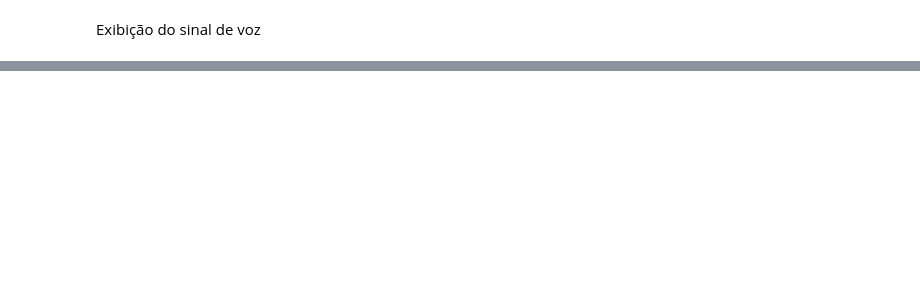
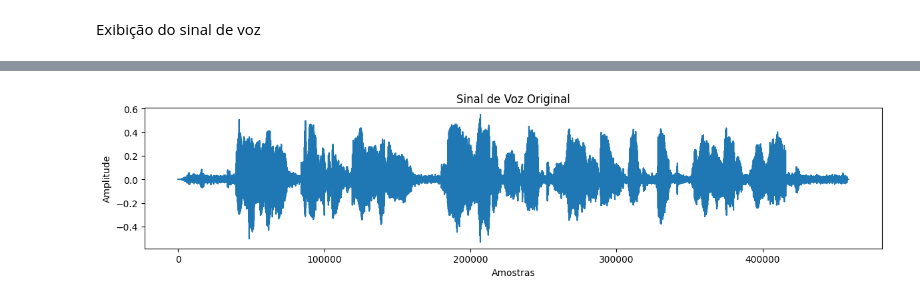
Before and after one commit to vichierro/RegistroEstacionamento, a Jupyter notebook: Filtro_Voz_IIR.ipynb, the cells around one changed output, grey strips where cells are left out. Drawn from its saved outputs; the diff is of its cells as text; code cells hidden in the pictures; blank space fills up the shorter version.

```diff
--- a/Filtro_Voz_IIR.ipynb
+++ b/Filtro_Voz_IIR.ipynb
@@ -55,6 +69,0 @@ plt.show()
-# %%
-# Definir especificações do filtro para cada sinal
-fs_original = 16e3  # Frequência de amostragem original (Hz)
-fs_target = 8e3     # Frequência de amostragem desejada (Hz)
-cutoff_freq = 4e3   # Frequência de corte desejada (Hz)
-order = 4           # Ordem do filtro
@@ -73,0 +73,40 @@ print(len(upsampled_signal))
+# %%
+# Especificações do filtro
+gp = 1                # ganho da banda de passagem (dB)
+gs = 30               # ganho da banda de rejeição (atenuação mínima, em dB)
+
+fss = fs_original     # frequência de amostragem (Hz)
+fn = fss / 2          # frequência de Nyquist
+fp2 = 5000            # passband frequency (Hz)
+fs2 = 6000            # stopband frequency (Hz)
+
+filtype = 'ellip'                                # tipo de aproximação do filtro
+b, a = sp.iirdesign(fs=fss, wp=fp2,
+                    ws=fs2, gpass=gp,
+                    gstop=gs, analog=False,
+                    ftype=filtype, output='ba')  # função do filtro IIR
+
+# Aplicar o filtro ao sinal de voz
+filtered_signal = sp.lfilter(b, a, voice_signal)
+
+# # Downsampling para 8 kHz
+# target_sample_rate = 8000
+# downsample_factor = int(fs_original / target_sample_rate)
+# downsampled_signal = filtered_signal[::downsample_factor]
+
+# # Upsampling com interpolação
+# upsampled_signal = sp.resample(downsampled_signal, len(filtered_signal))
+
+# Plot dos sinais
+plt.figure(figsize=(12, 8))
+
+# Sinal de voz original
+plt.subplot(3, 1, 1)
+plt.plot(voice_signal)
+plt.title('Sinal de Voz Original')
+plt.xlabel('Amostras')
+plt.ylabel('Amplitude')
+plt.tight_layout()
+plt.show()
+# %% [output]
+[figure, added]
```
Also changed, not shown: parts of 40 cells of this notebook.
